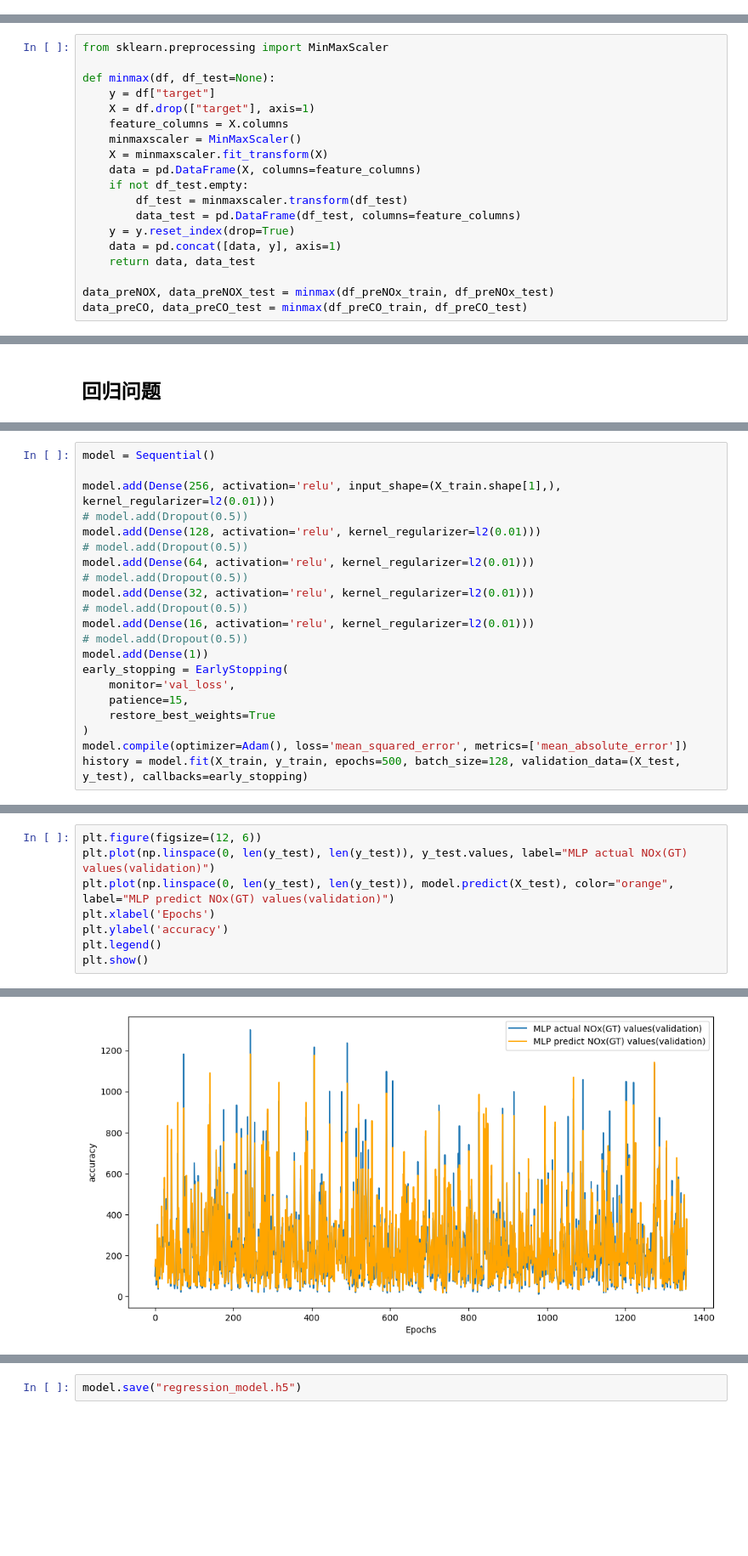
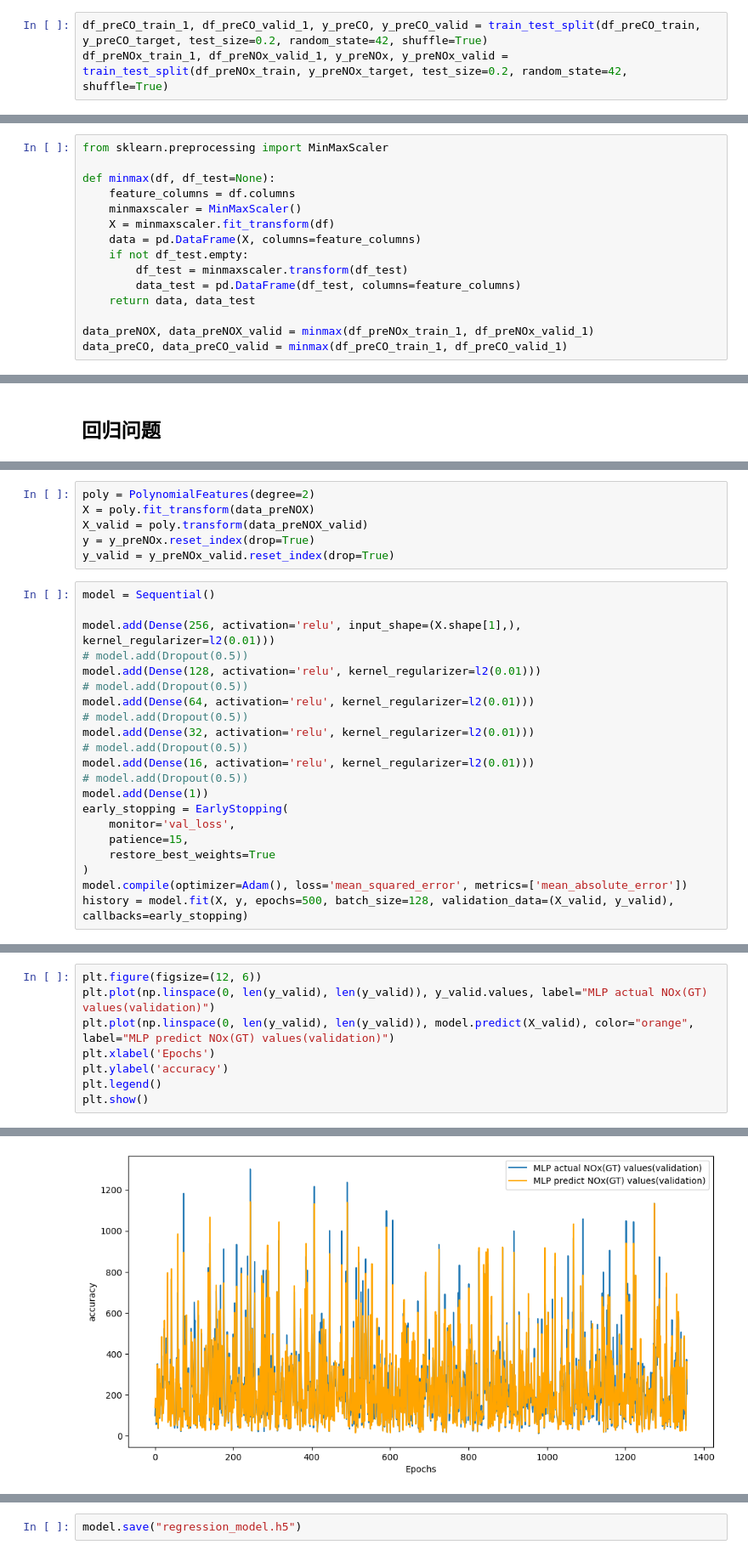
Before and after one commit to fengyan-cn/COMP9414, a Jupyter notebook: ASS_1.ipynb, the cells around one changed output, grey strips where cells are left out. Shown at 85% size. Drawn from its saved outputs; the diff is of its cells as text; blank space fills up the shorter version.

```diff
--- a/ASS_1.ipynb
+++ b/ASS_1.ipynb
@@ -207,2 +199,5 @@ plt.show()
+# %%
+df_preCO_train_1, df_preCO_valid_1, y_preCO, y_preCO_valid = train_test_split(df_preCO_train, y_preCO_target, test_size=0.2, random_state=42, shuffle=True)
+df_preNOx_train_1, df_preNOx_valid_1, y_preNOx, y_preNOx_valid = train_test_split(df_preNOx_train, y_preNOx_target, test_size=0.2, random_state=42, shuffle=True)
 # %%
 def fill_value(df, df_test=None):
@@ -219,19 +212,15 @@ fill_value(df_preNOx_train, df_preNOx_test)
 from sklearn.preprocessing import MinMaxScaler
 
 def minmax(df, df_test=None):
-    y = df["target"]
-    X = df.drop(["target"], axis=1)
-    feature_columns = X.columns
+    feature_columns = df.columns
     minmaxscaler = MinMaxScaler()
-    X = minmaxscaler.fit_transform(X)
+    X = minmaxscaler.fit_transform(df)
     data = pd.DataFrame(X, columns=feature_columns)
     if not df_test.empty:
         df_test = minmaxscaler.transform(df_test)
         data_test = pd.DataFrame(df_test, columns=feature_columns)
-    y = y.reset_index(drop=True)
-    data = pd.concat([data, y], axis=1)
     return data, data_test
 
-data_preNOX, data_preNOX_test = minmax(df_preNOx_train, df_preNOx_test)
-data_preCO, data_preCO_test = minmax(df_preCO_train, df_preCO_test)
+data_preNOX, data_preNOX_valid = minmax(df_preNOx_train_1, df_preNOx_valid_1)
+data_preCO, data_preCO_valid = minmax(df_preCO_train_1, df_preCO_valid_1)
 # %%
@@ -416,7 +336,13 @@ X_train, X_test, y_train, y_test = train_test_split(poly_X, y, test_size=0.2, ra
+# %%
+poly = PolynomialFeatures(degree=2)
+X = poly.fit_transform(data_preNOX)
+X_valid = poly.transform(data_preNOX_valid)
+y = y_preNOx.reset_index(drop=True)
+y_valid = y_preNOx_valid.reset_index(drop=True)
 # %%
 model = Sequential()
 
-model.add(Dense(256, activation='relu', input_shape=(X_train.shape[1],), kernel_regularizer=l2(0.01)))
+model.add(Dense(256, activation='relu', input_shape=(X.shape[1],), kernel_regularizer=l2(0.01)))
 # model.add(Dropout(0.5))
 model.add(Dense(128, activation='relu', kernel_regularizer=l2(0.01)))
 # model.add(Dropout(0.5))
@@ -433,6 +359,6 @@ early_stopping = EarlyStopping(
     restore_best_weights=True
 )
 model.compile(optimizer=Adam(), loss='mean_squared_error', metrics=['mean_absolute_error'])
-history = model.fit(X_train, y_train, epochs=500, batch_size=128, validation_data=(X_test, y_test), callbacks=early_stopping)
+history = model.fit(X, y, epochs=500, batch_size=128, validation_data=(X_valid, y_valid), callbacks=early_stopping)
 # %% [output]
 Epoch 1/500
@@ -465,7 +391,7 @@ plt.show()
 # %%
 plt.figure(figsize=(12, 6))
-plt.plot(np.linspace(0, len(y_test), len(y_test)), y_test.values, label="MLP actual NOx(GT) values(validation)")
-plt.plot(np.linspace(0, len(y_test), len(y_test)), model.predict(X_test), color="orange", label="MLP predict NOx(GT) values(validation)")
+plt.plot(np.linspace(0, len(y_valid), len(y_valid)), y_valid.values, label="MLP actual NOx(GT) values(validation)")
+plt.plot(np.linspace(0, len(y_valid), len(y_valid)), model.predict(X_valid), color="orange", label="MLP predict NOx(GT) values(validation)")
 plt.xlabel('Epochs')
 plt.ylabel('accuracy')
 plt.legend()
@@ -475,2 +401,2 @@ plt.show()
-[figure, old version]
+[figure, new version]
 # %%
```
Also changed, not shown: parts of 29 cells of this notebook, 2 other files.
